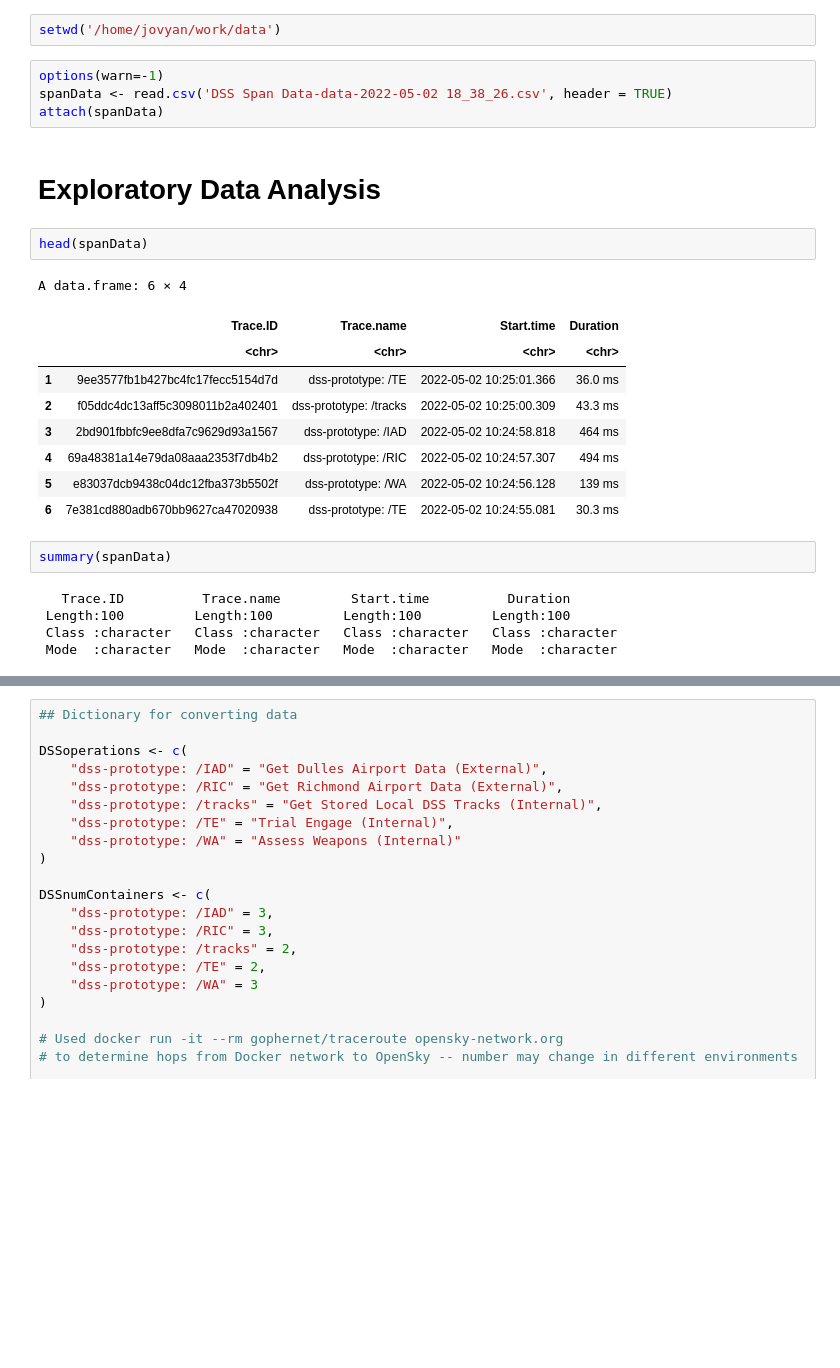
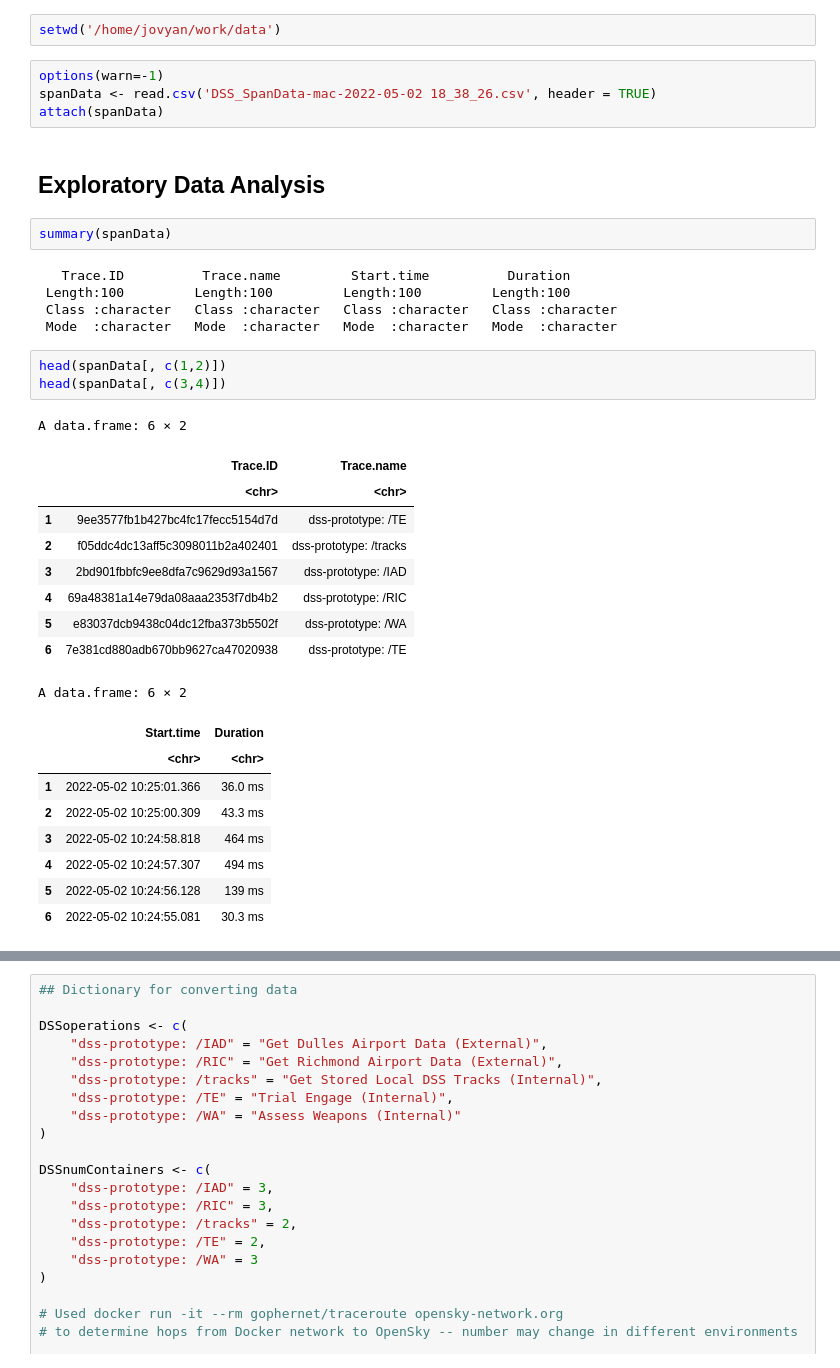
Before and after one commit to amurp003/dss-prototype, a Jupyter notebook: analysis/dss-span-analysis-rev1.ipynb, the cells around one changed output, grey strips where cells are left out. Saved outputs shown, nothing was run; the diff lists cells and outputs as text; blank space fills up the shorter version.

```diff
--- a/analysis/dss-span-analysis-rev1.ipynb
+++ b/analysis/dss-span-analysis-rev1.ipynb
@@ -88,22 +106,10 @@ Registered S3 method overwritten by 'GGally':
 setwd('/home/jovyan/work/data')
 # %%
 options(warn=-1)
-spanData <- read.csv('DSS Span Data-data-2022-05-02 18_38_26.csv', header = TRUE)
+spanData <- read.csv('DSS_SpanData-mac-2022-05-02 18_38_26.csv', header = TRUE)
 attach(spanData)
 # %% [markdown]
-# Exploratory Data Analysis #
+## Exploratory Data Analysis ##
-# %%
-head(spanData)
-# %% [output]
-A data.frame: 6 × 4
-|  | Trace.ID | Trace.name | Start.time | Duration |
-|  | <chr> | <chr> | <chr> | <chr> |
-| 1 | 9ee3577fb1b427bc4fc17fecc5154d7d | dss-prototype: /TE | 2022-05-02 10:25:01.366 | 36.0 ms |
-| 2 | f05ddc4dc13aff5c3098011b2a402401 | dss-prototype: /tracks | 2022-05-02 10:25:00.309 | 43.3 ms |
-| 3 | 2bd901fbbfc9ee8dfa7c9629d93a1567 | dss-prototype: /IAD | 2022-05-02 10:24:58.818 | 464 ms |
-| 4 | 69a48381a14e79da08aaa2353f7db4b2 | dss-prototype: /RIC | 2022-05-02 10:24:57.307 | 494 ms |
-| 5 | e83037dcb9438c04dc12fba373b5502f | dss-prototype: /WA | 2022-05-02 10:24:56.128 | 139 ms |
-| 6 | 7e381cd880adb670bb9627ca47020938 | dss-prototype: /TE | 2022-05-02 10:24:55.081 | 30.3 ms |
 # %%
 summary(spanData)
 # %% [output]
@@ -111,4 +117,26 @@ summary(spanData)
  Length:100         Length:100         Length:100         Length:100
  Class :character   Class :character   Class :character   Class :character
  Mode  :character   Mode  :character   Mode  :character   Mode  :character
+# %%
+head(spanData[, c(1,2)])
+head(spanData[, c(3,4)])
+# %% [output]
+A data.frame: 6 × 2
+|  | Trace.ID | Trace.name |
+|  | <chr> | <chr> |
+| 1 | 9ee3577fb1b427bc4fc17fecc5154d7d | dss-prototype: /TE |
+| 2 | f05ddc4dc13aff5c3098011b2a402401 | dss-prototype: /tracks |
+| 3 | 2bd901fbbfc9ee8dfa7c9629d93a1567 | dss-prototype: /IAD |
+| 4 | 69a48381a14e79da08aaa2353f7db4b2 | dss-prototype: /RIC |
+| 5 | e83037dcb9438c04dc12fba373b5502f | dss-prototype: /WA |
+| 6 | 7e381cd880adb670bb9627ca47020938 | dss-prototype: /TE |
+A data.frame: 6 × 2
+|  | Start.time | Duration |
+|  | <chr> | <chr> |
+| 1 | 2022-05-02 10:25:01.366 | 36.0 ms |
+| 2 | 2022-05-02 10:25:00.309 | 43.3 ms |
+| 3 | 2022-05-02 10:24:58.818 | 464 ms |
+| 4 | 2022-05-02 10:24:57.307 | 494 ms |
+| 5 | 2022-05-02 10:24:56.128 | 139 ms |
+| 6 | 2022-05-02 10:24:55.081 | 30.3 ms |
 # %% [markdown]
```
Also changed, not shown: parts of 65 cells of this notebook, 14 other files.
